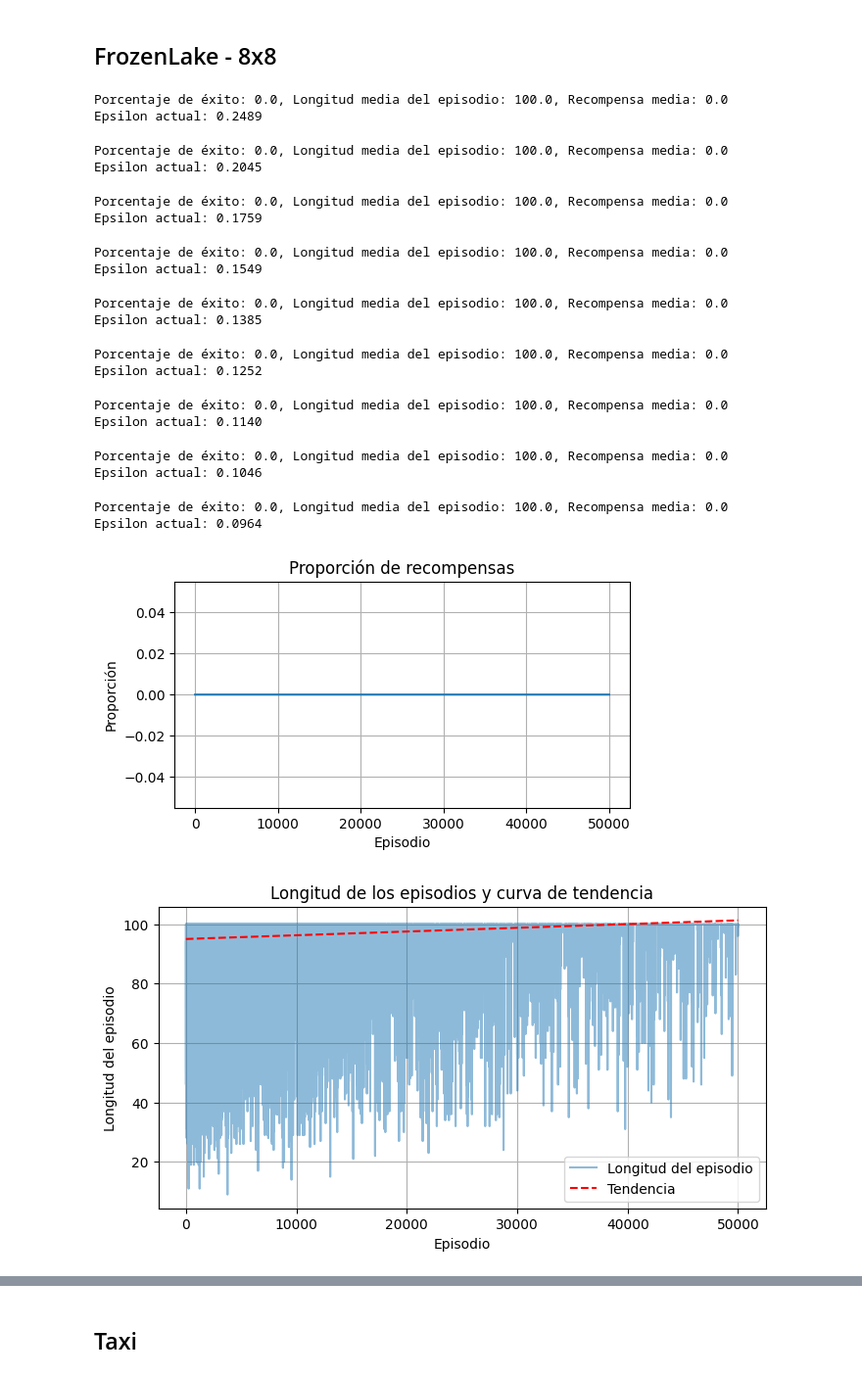
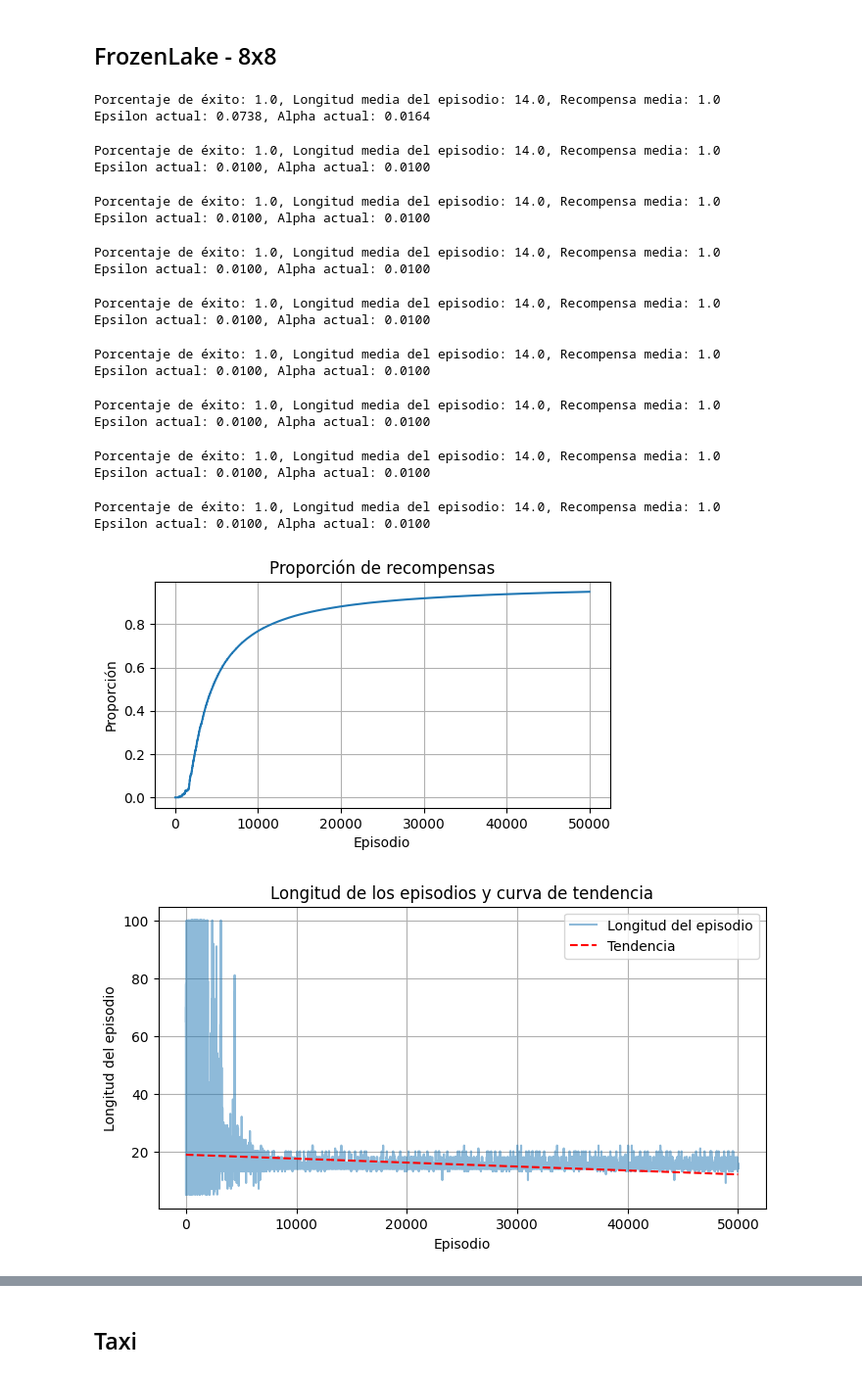
Before and after one commit to Imartinezcuevas/RL_MC_OL, a Jupyter notebook: SARSA.ipynb, the cells around one changed output, grey strips where cells are left out. Shown at 98% size. Saved outputs shown, nothing was run; the diff lists cells and outputs as text; code cells hidden in the pictures.

```diff
--- a/SARSA.ipynb
+++ b/SARSA.ipynb
@@ -129,7 +129,7 @@ def evaluate_agent(agent, env, num_episodes=100):
     return success_rate, avg_episode_length, avg_reward
 # %%
 # Función de entrenamiento
-def train_sarsa(agent, env, num_episodes=50000, decay=False, decay_alpha=False, ratio_decay=0.99997):
+def train_sarsa(agent, env, num_episodes=50000, decay=False, decay_alpha=False, max_step_per_episode=1000):
     evaluation_history = []
     step_display = num_episodes / 10
 
@@ -140,7 +140,7 @@ def train_sarsa(agent, env, num_episodes=50000, decay=False, decay_alpha=False,
         done = False
         step = 0
         episode_reward = 0
-        while not done:
+        while not done and step < max_step_per_episode:
             # Obtiene la acción usando la política
             action = agent.get_action(state)
 
@@ -157,10 +157,10 @@ def train_sarsa(agent, env, num_episodes=50000, decay=False, decay_alpha=False,
 
         # Si decay es verdadero, ajusta epsilon
         if decay:
-            agent.policy.epsilon = min(1.0, 1000.0 / (episode + 1))
+            agent.policy.decay_epsilon()
 
         if decay_alpha:
-            agent.alpha = min(1.0, 1000.0 / (episode + 1))
+            agent.decay_learning_rate()
 
         # Guarda las estadísticas del episodio
         agent.end_episode(episode_reward, step)
@@ -169,7 +169,7 @@ def train_sarsa(agent, env, num_episodes=50000, decay=False, decay_alpha=False,
         if episode % step_display == 0 and episode != 0:
           success_rate, avg_length, avg_reward = evaluate_agent(agent, env, num_episodes=100)
           print(f"\nPorcentaje de éxito: {success_rate}, Longitud media del episodio: {avg_length}, Recompensa media: {avg_reward}")
-          print(f"Epsilon actual: {agent.policy.epsilon:.4f}")
+          print(f"Epsilon actual: {agent.policy.epsilon:.4f}, Alpha actual: {agent.alpha:.4f}")
 
     return agent
 # %% [markdown]
@@ -214,37 +251,39 @@ Epsilon actual: 0.0964
 ## FrozenLake - 8x8
 # %%
 # Crear la política con epsilon 0.4
-epsilon_policy = EpsilonGreedyPolicy(env8.action_space, epsilon=0.4)
+epsilon_policy = EpsilonGreedyPolicy(env8.action_space, epsilon=0.9, epsilon_decay=0.9995, epsilon_min=0.01)
 
 # Crear el agente usando MonteCarloOnPolicyAgent y la política
-agentEnv8 = SARSAAgent(env8, policy=epsilon_policy, alpha=0.2)
+agentEnv8 = SARSAAgent(env8, policy=epsilon_policy, alpha=0.2, gamma=0.99,
+                      optimistic_init=True, init_value=1.0,
+                      alpha_decay=0.9995, alpha_min=0.01)
 
 # Entrenamos al agente
-trained_agent_env8 = train_sarsa(agentEnv8, env8, num_episodes=50000, decay=True, decay_alpha=False)
+trained_agent_env8 = train_sarsa(agentEnv8, env8, num_episodes=50000, decay=True, decay_alpha=True, max_step_per_episode=200)
 
 stats = trained_agent_env8.stats()
 
 # Graficamos los resultados
 plot_reward_ratio(stats["reward_ratio"])
 plot_episode_lengths(stats["episode_lengths"])
 # %% [output]
-Porcentaje de éxito: 0.0, Longitud media del episodio: 100.0, Recompensa media: 0.0
-Epsilon actual: 0.2489
+Porcentaje de éxito: 1.0, Longitud media del episodio: 14.0, Recompensa media: 1.0
+Epsilon actual: 0.0738, Alpha actual: 0.0164
-Porcentaje de éxito: 0.0, Longitud media del episodio: 100.0, Recompensa media: 0.0
-Epsilon actual: 0.2045
+Porcentaje de éxito: 1.0, Longitud media del episodio: 14.0, Recompensa media: 1.0
+Epsilon actual: 0.0100, Alpha actual: 0.0100
-Porcentaje de éxito: 0.0, Longitud media del episodio: 100.0, Recompensa media: 0.0
-Epsilon actual: 0.1759
+Porcentaje de éxito: 1.0, Longitud media del episodio: 14.0, Recompensa media: 1.0
+Epsilon actual: 0.0100, Alpha actual: 0.0100
-Porcentaje de éxito: 0.0, Longitud media del episodio: 100.0, Recompensa media: 0.0
-Epsilon actual: 0.1549
+Porcentaje de éxito: 1.0, Longitud media del episodio: 14.0, Recompensa media: 1.0
+Epsilon actual: 0.0100, Alpha actual: 0.0100
-Porcentaje de éxito: 0.0, Longitud media del episodio: 100.0, Recompensa media: 0.0
-Epsilon actual: 0.1385
+Porcentaje de éxito: 1.0, Longitud media del episodio: 14.0, Recompensa media: 1.0
+Epsilon actual: 0.0100, Alpha actual: 0.0100
-Porcentaje de éxito: 0.0, Longitud media del episodio: 100.0, Recompensa media: 0.0
-Epsilon actual: 0.1252
+Porcentaje de éxito: 1.0, Longitud media del episodio: 14.0, Recompensa media: 1.0
+Epsilon actual: 0.0100, Alpha actual: 0.0100
-Porcentaje de éxito: 0.0, Longitud media del episodio: 100.0, Recompensa media: 0.0
-Epsilon actual: 0.1140
+Porcentaje de éxito: 1.0, Longitud media del episodio: 14.0, Recompensa media: 1.0
+Epsilon actual: 0.0100, Alpha actual: 0.0100
-Porcentaje de éxito: 0.0, Longitud media del episodio: 100.0, Recompensa media: 0.0
-Epsilon actual: 0.1046
+Porcentaje de éxito: 1.0, Longitud media del episodio: 14.0, Recompensa media: 1.0
+Epsilon actual: 0.0100, Alpha actual: 0.0100
-Porcentaje de éxito: 0.0, Longitud media del episodio: 100.0, Recompensa media: 0.0
-Epsilon actual: 0.0964
+Porcentaje de éxito: 1.0, Longitud media del episodio: 14.0, Recompensa media: 1.0
+Epsilon actual: 0.0100, Alpha actual: 0.0100
-[figure, old version]
+[figure, new version]
-[figure, old version]
+[figure, new version]
```
Also changed, not shown: parts of 7 cells of this notebook.
